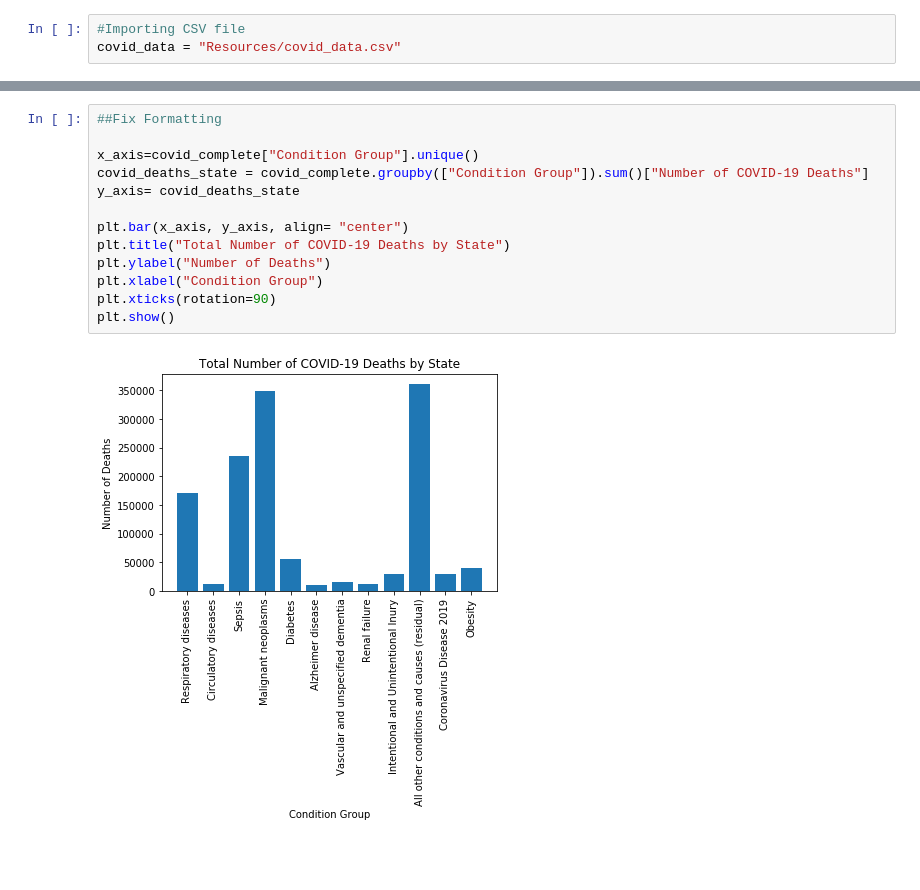
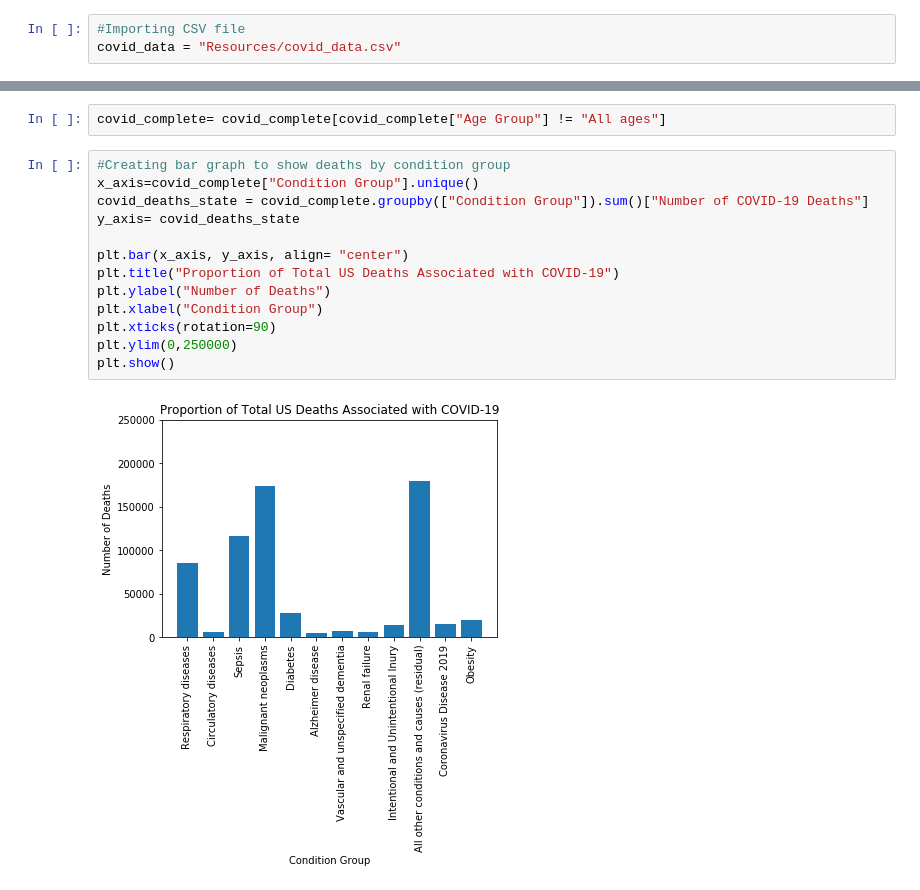
Before and after one commit to KholiswaT/demo_1, a Jupyter notebook: covid_final.ipynb, the cells around one changed output, grey strips where cells are left out. Drawn from its saved outputs; the diff is of its cells as text; blank space fills up the shorter version.

```diff
--- a/covid_final.ipynb
+++ b/covid_final.ipynb
@@ -142,15 +130,17 @@ covid_complete
+# %%
+covid_complete= covid_complete[covid_complete["Age Group"] != "All ages"]
 # %%
-##Fix Formatting
-
+#Creating bar graph to show deaths by condition group
 x_axis=covid_complete["Condition Group"].unique()
 covid_deaths_state = covid_complete.groupby(["Condition Group"]).sum()["Number of COVID-19 Deaths"]
 y_axis= covid_deaths_state
 
 plt.bar(x_axis, y_axis, align= "center")
-plt.title("Total Number of COVID-19 Deaths by State")
+plt.title("Proportion of Total US Deaths Associated with COVID-19")
 plt.ylabel("Number of Deaths")
 plt.xlabel("Condition Group")
 plt.xticks(rotation=90)
+plt.ylim(0,250000)
 plt.show()
 # %% [output]
-[figure, old version]
+[figure, new version]
```
Also changed, not shown: parts of 27 cells of this notebook, 7 other files.
